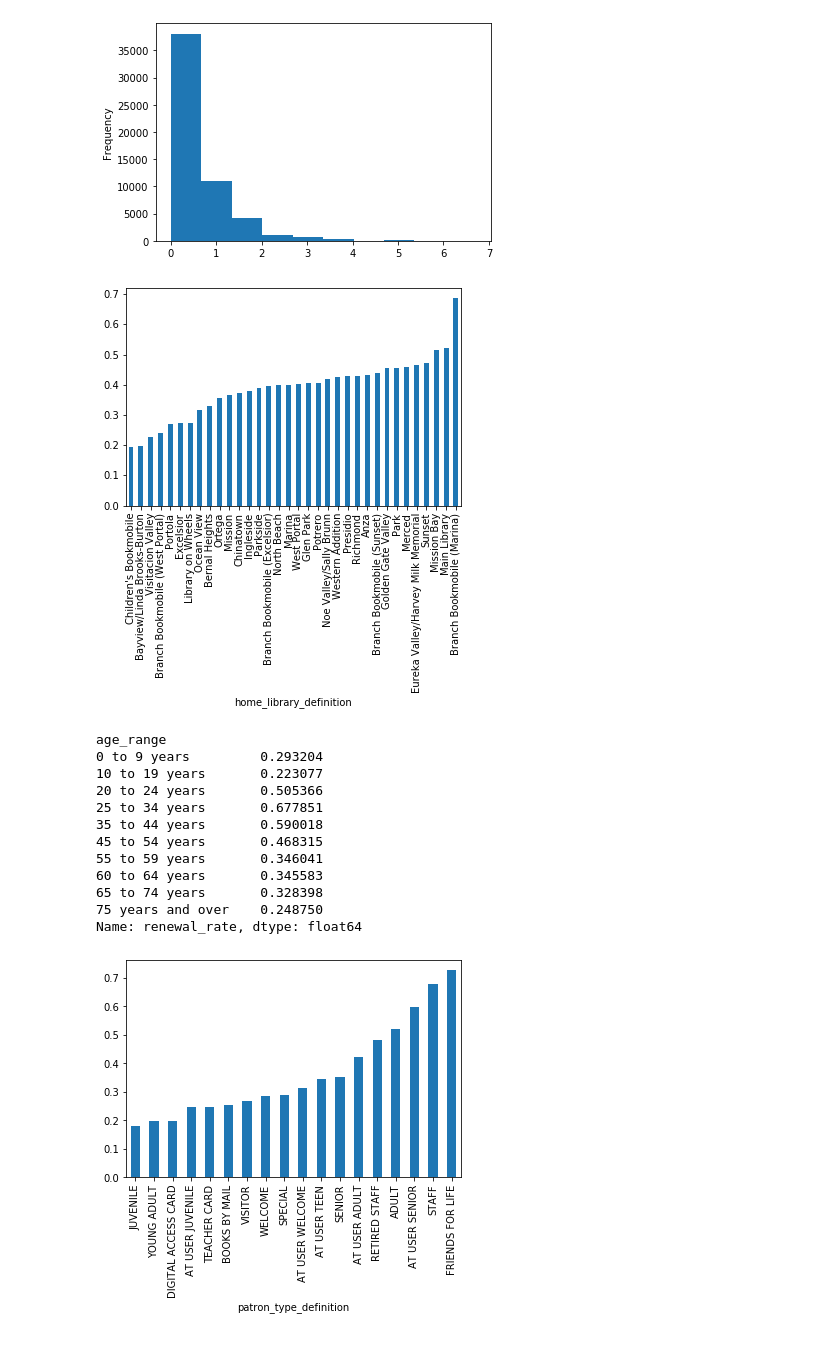
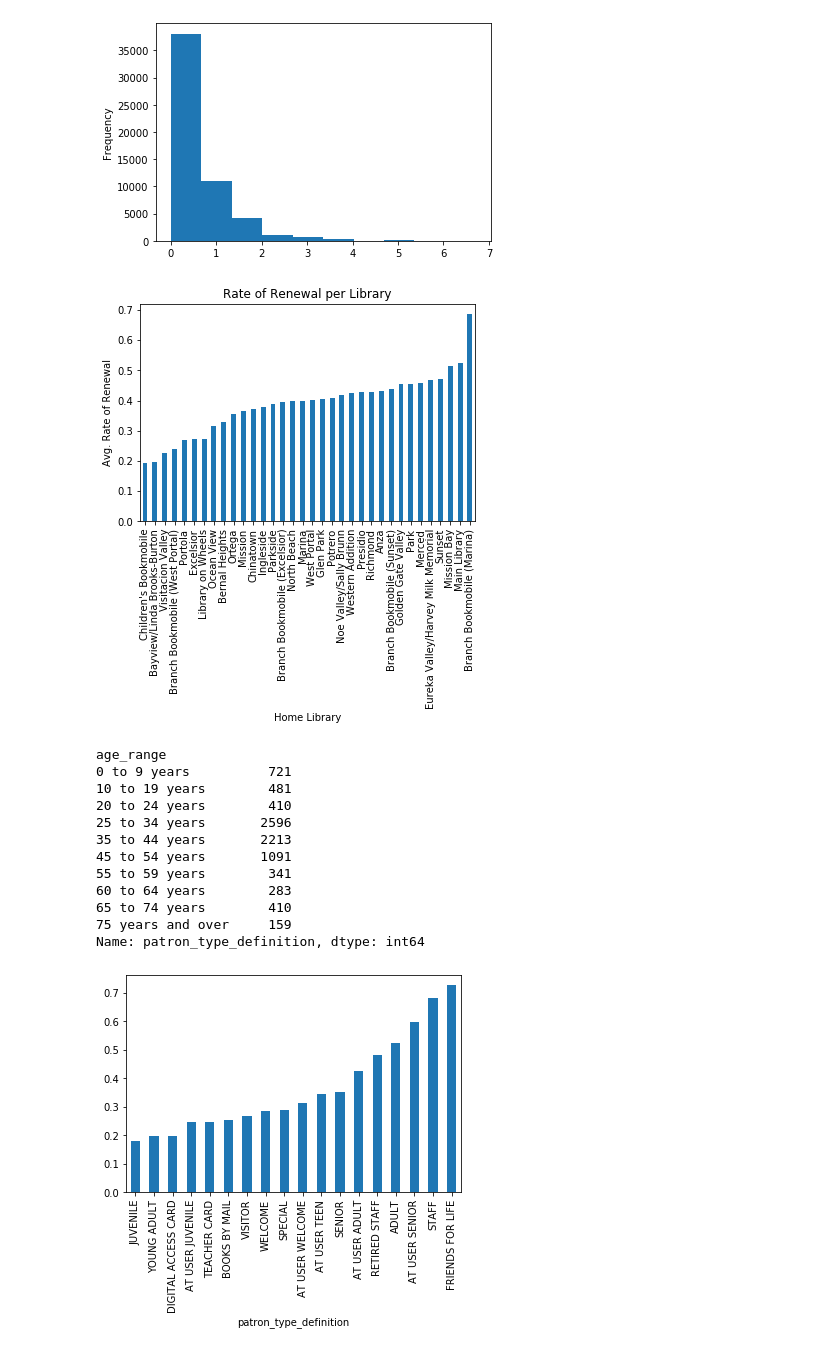
Before and after one commit to arispeaks/SFLibrary, a Jupyter notebook: SF_Library_Project.ipynb, the cells around one changed output. Cells and saved outputs as stored; diff of their text form; code cells hidden in the pictures.

```diff
--- a/SF_Library_Project.ipynb
+++ b/SF_Library_Project.ipynb
@@ -359 +347,4 @@ df_comp.groupby('age_range').yearly_checkouts.describe()
+# %%
+#consider +500 yearly as outliers
+df_comp = df_comp[df_comp.yearly_checkouts <= 500]
 # %%
@@ -407,25 +411,28 @@ df_comp[df_comp.age_range == "35 to 44 years"].renewal_rate.plot(kind = "hist");
 # %%
 # ok so now I know that if the book has been checked out by a 20 something, I might have to wait an average of 2 - 9 days
 # more than if any other age group has the group
 # how does home_library affect this?
 df_comp.groupby('home_library_definition').renewal_rate.mean().sort_values().plot(kind = 'bar');
+plt.xlabel ('Home Library');
+plt.ylabel('Avg. Rate of Renewal');
+plt.title('Rate of Renewal per Library');
 # %% [output]
-[figure, old version]
+[figure, new version]
 # %%
-df_comp[df_comp.home_library_definition == "Mission Bay"].groupby('age_range').renewal_rate.mean()
+df_comp[df_comp.home_library_definition == "Mission Bay"].groupby('age_range').patron_type_definition.count()
 # %% [output]
 age_range
-0 to 9 years         0.293204
-10 to 19 years       0.223077
-20 to 24 years       0.505366
-25 to 34 years       0.677851
-35 to 44 years       0.590018
-45 to 54 years       0.468315
-55 to 59 years       0.346041
-60 to 64 years       0.345583
-65 to 74 years       0.328398
-75 years and over    0.248750
-Name: renewal_rate, dtype: float64
+0 to 9 years          721
+10 to 19 years        481
+20 to 24 years        410
+25 to 34 years       2596
+35 to 44 years       2213
+45 to 54 years       1091
+55 to 59 years        341
+60 to 64 years        283
+65 to 74 years        410
+75 years and over     159
+Name: patron_type_definition, dtype: int64
 # %%
 #lets take a look at patron type
 df_comp.groupby("patron_type_definition").renewal_rate.mean().sort_values().plot(kind = 'bar');
```
Also changed, not shown: parts of 11 cells of this notebook, 1 other file.
